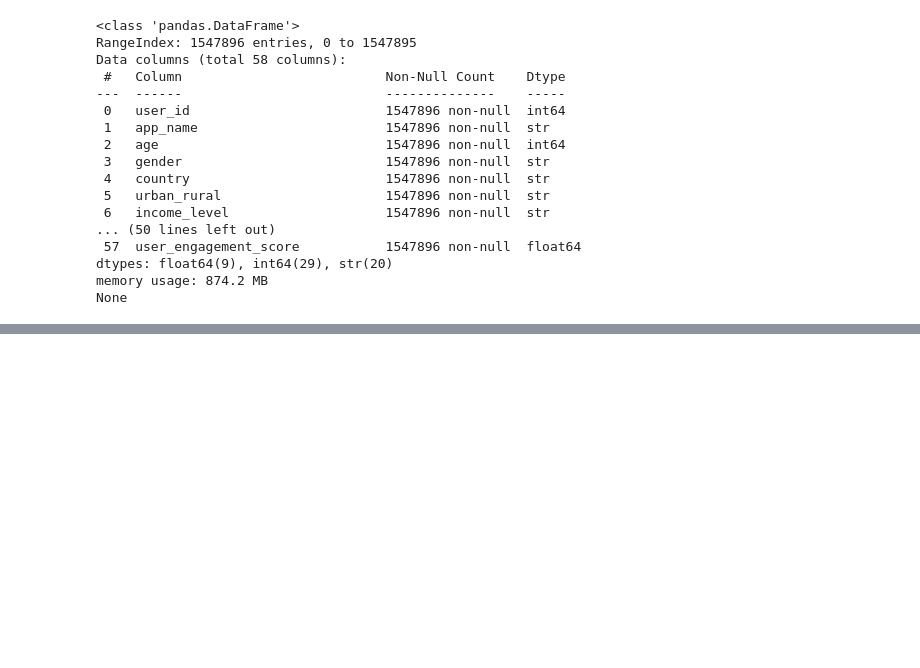
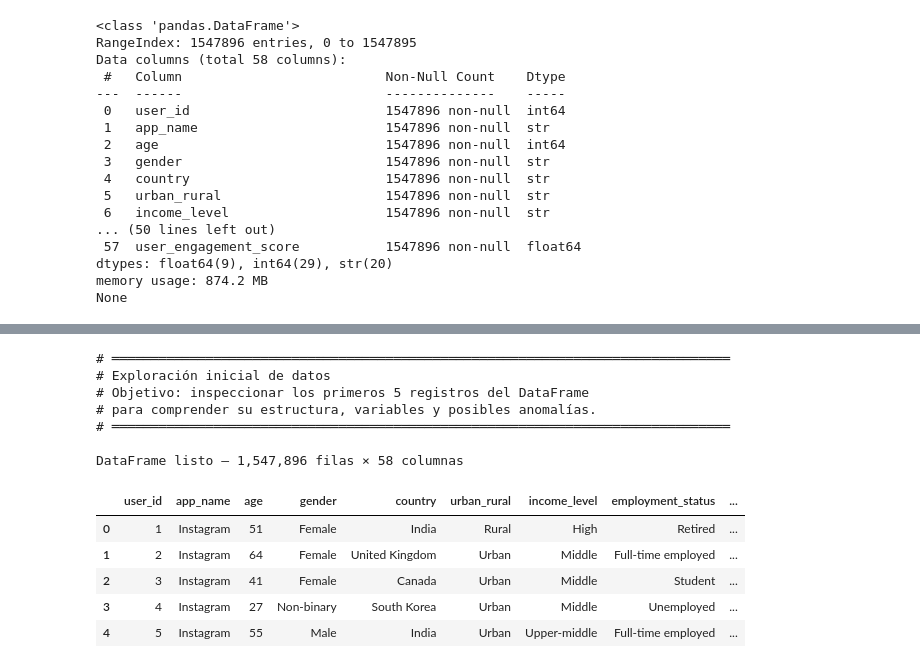
Before and after one commit to SebastianSamanieg/digestible-ai, a Jupyter notebook: u_content/ml_probabilistico/ml_project/ml_project.ipynb, the cells around one changed output, grey strips where cells are left out. Saved outputs shown, nothing was run; the diff lists cells and outputs as text; code cells hidden in the pictures; blank space fills up the shorter version.

```diff
--- a/u_content/ml_probabilistico/ml_project/ml_project.ipynb
+++ b/u_content/ml_probabilistico/ml_project/ml_project.ipynb
@@ -95,0 +172,26 @@ None
+# %%
+print("""
+# ═══════════════════════════════════════════════════════════════════════════════
+# Exploración inicial de datos
+# Objetivo: inspeccionar los primeros 5 registros del DataFrame
+# para comprender su estructura, variables y posibles anomalías.
+# ═══════════════════════════════════════════════════════════════════════════════
+""")
+df = pd.read_csv(ruta)
+
+print(f"DataFrame listo — {df.shape[0]:,} filas × {df.shape[1]} columnas")
+df.head()
+# %% [output]
+# ═══════════════════════════════════════════════════════════════════════════════
+# Exploración inicial de datos
+# Objetivo: inspeccionar los primeros 5 registros del DataFrame
+# para comprender su estructura, variables y posibles anomalías.
+# ═══════════════════════════════════════════════════════════════════════════════
+
+DataFrame listo — 1,547,896 filas × 58 columnas
+|  | user_id | app_name | age | gender | country | urban_rural | income_level | employment_status | ... |
+| 0 | 1 | Instagram | 51 | Female | India | Rural | High | Retired | ... |
+| 1 | 2 | Instagram | 64 | Female | United Kingdom | Urban | Middle | Full-time employed | ... |
+| 2 | 3 | Instagram | 41 | Female | Canada | Urban | Middle | Student | ... |
+| 3 | 4 | Instagram | 27 | Non-binary | South Korea | Urban | Middle | Unemployed | ... |
+| 4 | 5 | Instagram | 55 | Male | India | Urban | Upper-middle | Full-time employed | ... |
```
Also changed, not shown: parts of 8 cells of this notebook, 8 other files.
